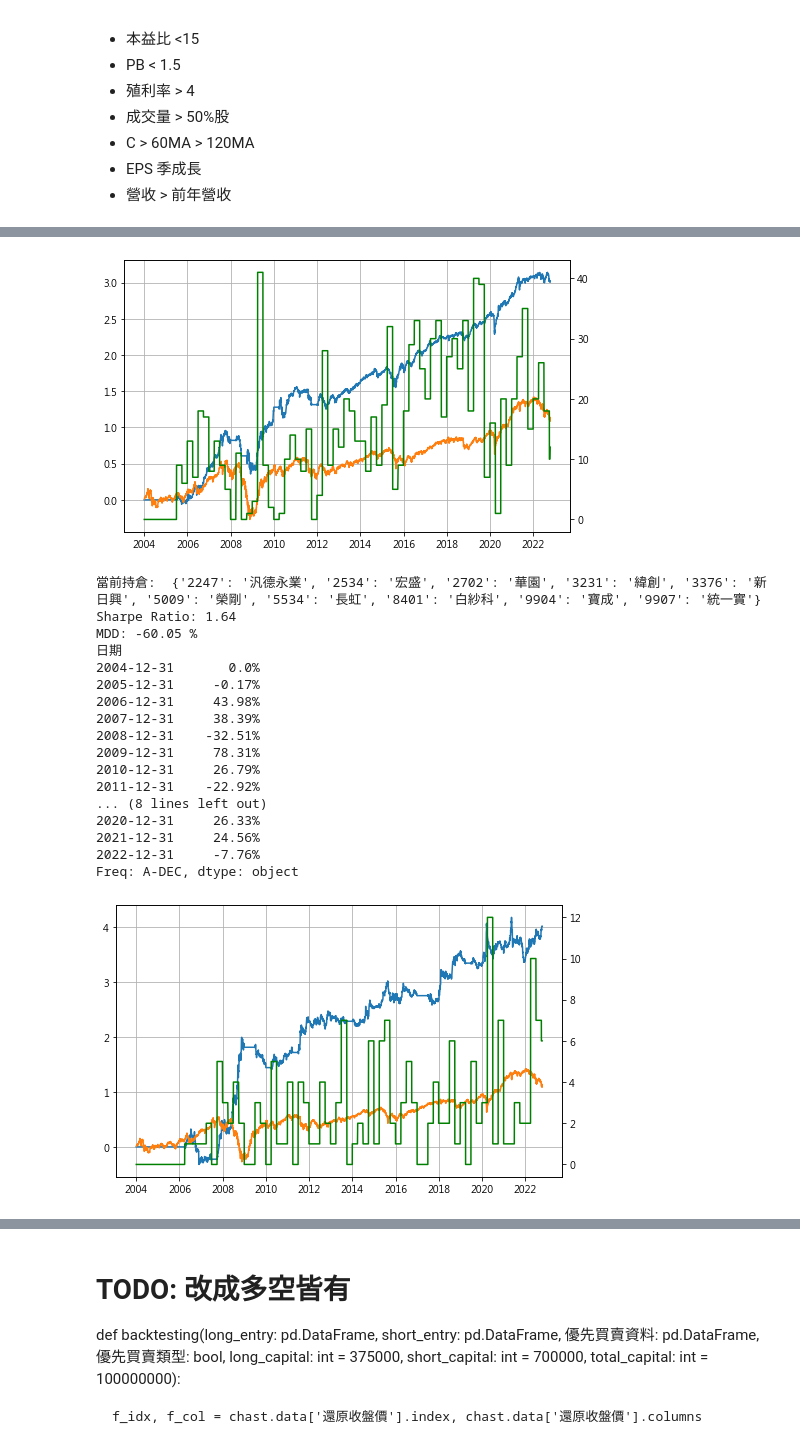
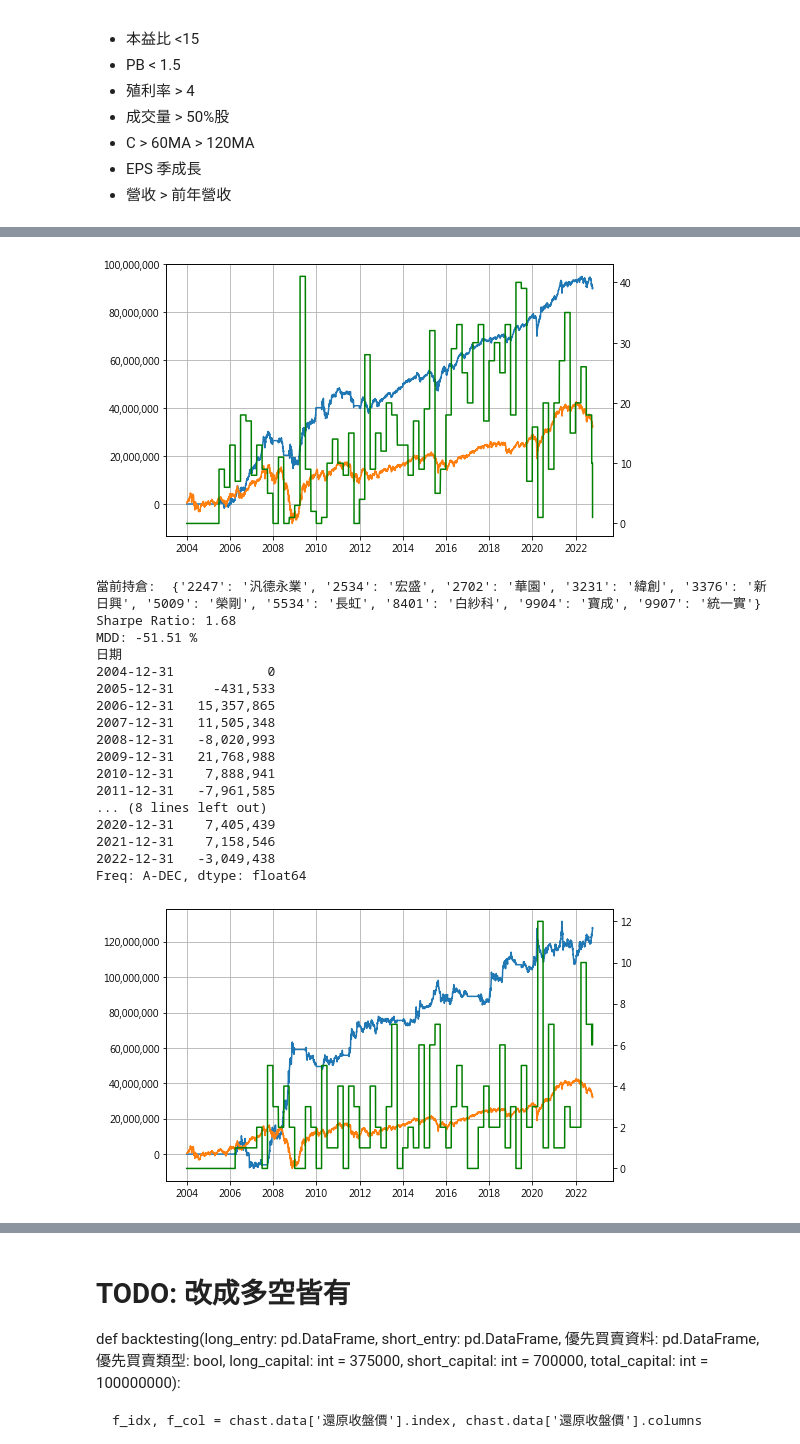
Before and after one commit to Chastely00/Chast, a Jupyter notebook: 價值股策略.ipynb, the cells around one changed output, grey strips where cells are left out. Drawn from its saved outputs; the diff is of its cells as text; code cells hidden in the pictures.

```diff
--- a/價值股策略.ipynb
+++ b/價值股策略.ipynb
@@ -232,6 +233,14 @@ for k in chast.data.keys():
         chast.data[k] = chast.data[k].loc[idx_]
     else:
         chast.data[k] = chast.data[k].loc[idx_, col_]
+# %%
+# 極端值處理
+for n in ['EPS_daily', '本益比(近四季)', '營業收入淨額_daily', '股價淨值比', '殖利率']:
+    for idx, row in chast.data[n].iterrows():
+        mask = row[row > row.quantile(.99)].index
+        chast.data[n].loc[idx, mask] = row.quantile(.99)
+        mask = row[row < row.quantile(.01)].index
+        chast.data[n].loc[idx, mask] = row.quantile(.01)
 # %%
 #{k: v.shape for k, v in chast.data.items()}
 {k: v.index[0] for k, v in chast.data.items()}
@@ -343,53 +350,55 @@ def 損益(轉日: pd.DataFrame, 買賣):
     換股日平均損益 = (換股日損益-費用).sum(axis=1) / 轉日.sum(axis=1)
     fig, ax = plt.subplots(figsize=(8, 5))
     ax1 = ax.twinx()
-    ax.plot(換股日平均損益.fillna(0).cumsum())
-    ax.plot(大盤損益)
+    ax.plot(換股日平均損益.fillna(0).cumsum()*30000000)
+    ax.plot(大盤損益*30000000)
+    ax.yaxis.set_major_formatter('{x:,.0f}')
     ax1.plot(轉日.sum(axis=1), color='green')
     ax.grid(True)
     plt.show()
     持倉 = sorted(轉日.iloc[-2][轉日.iloc[-2] >= 1].index)
     print('當前持倉: ', {v: 股票名稱轉換[v] for v in 持倉})
     sr = (換股日平均損益.fillna(0).cumsum().mean()) / (換股日平均損益.fillna(0).cumsum().std())
     def maxdrawdown(se):
         mdd = 0
         mdd_ = list()
         h = 0
         for i in se:
             if i > h:
                 h = i
             mdd = i - h
             mdd_.append(mdd)
         return pd.Series(mdd_, index=se.index, name='MDD')
     mdd = min(maxdrawdown(換股日平均損益.fillna(0).cumsum()))
     print('Sharpe Ratio: {:.2f}'.format(sr))
     print('MDD: {:.2f} %'.format(mdd*100))
-    print((換股日平均損益.fillna(0).groupby(pd.Grouper(freq='1y')).sum() * 100).round(2).astype(str) + '%')
+    pd.options.display.float_format = '{:,.0f}'.format
+    print(((換股日平均損益.fillna(0).groupby(pd.Grouper(freq='1y')).sum()) * 30000000))
     return 換股日平均損益
 
 
 轉日月末買 = 轉日資料處理(月末買)
 轉日月末賣 = 轉日資料處理(月末賣)
 日買平均 = 損益(轉日月末買, 1)
 日賣平均 = 損益(轉日月末賣, -1)
 # %% [output]
-[figure, old version]
+[figure, new version]
 當前持倉:  {'2247': '汎德永業', '2534': '宏盛', '2702': '華園', '3231': '緯創', '3376': '新日興', '5009': '榮剛', '5534': '長虹', '8401': '白紗科', '9904': '寶成', '9907': '統一實'}
-Sharpe Ratio: 1.64
-MDD: -60.05 %
+Sharpe Ratio: 1.68
+MDD: -51.51 %
 日期
-2004-12-31       0.0%
-2005-12-31     -0.17%
-2006-12-31     43.98%
-2007-12-31     38.39%
-2008-12-31    -32.51%
-2009-12-31     78.31%
-2010-12-31     26.79%
-2011-12-31    -22.92%
+2004-12-31            0
+2005-12-31     -431,533
+2006-12-31   15,357,865
+2007-12-31   11,505,348
+2008-12-31   -8,020,993
+2009-12-31   21,768,988
+2010-12-31    7,888,941
+2011-12-31   -7,961,585
 ... (8 lines left out)
-2020-12-31     26.33%
-2021-12-31     24.56%
-2022-12-31     -7.76%
-Freq: A-DEC, dtype: object
+2020-12-31    7,405,439
+2021-12-31    7,158,546
+2022-12-31   -3,049,438
+Freq: A-DEC, dtype: float64
-[figure, old version]
+[figure, new version]
 當前持倉:  {'1732': '毛寶', '1784': '訊聯', '2371': '大同', '3228': '金麗科', '6283': '淳安', '8440': '綠電'}
```
Also changed, not shown: parts of 13 cells of this notebook, 4 other files.
